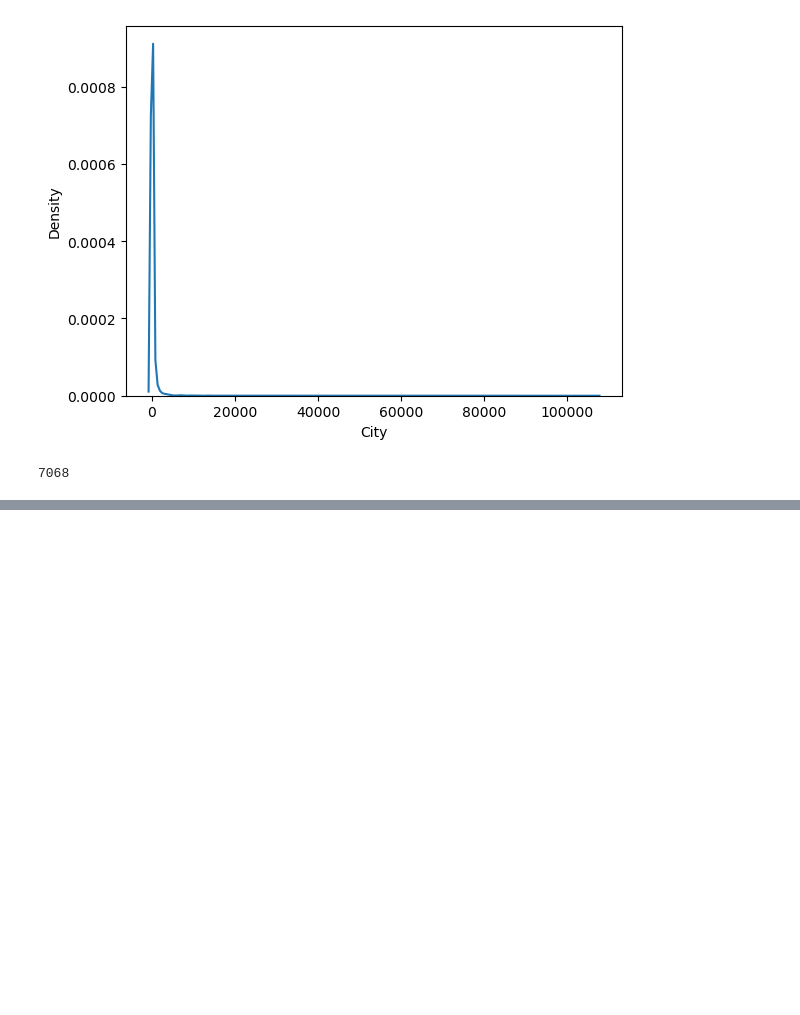
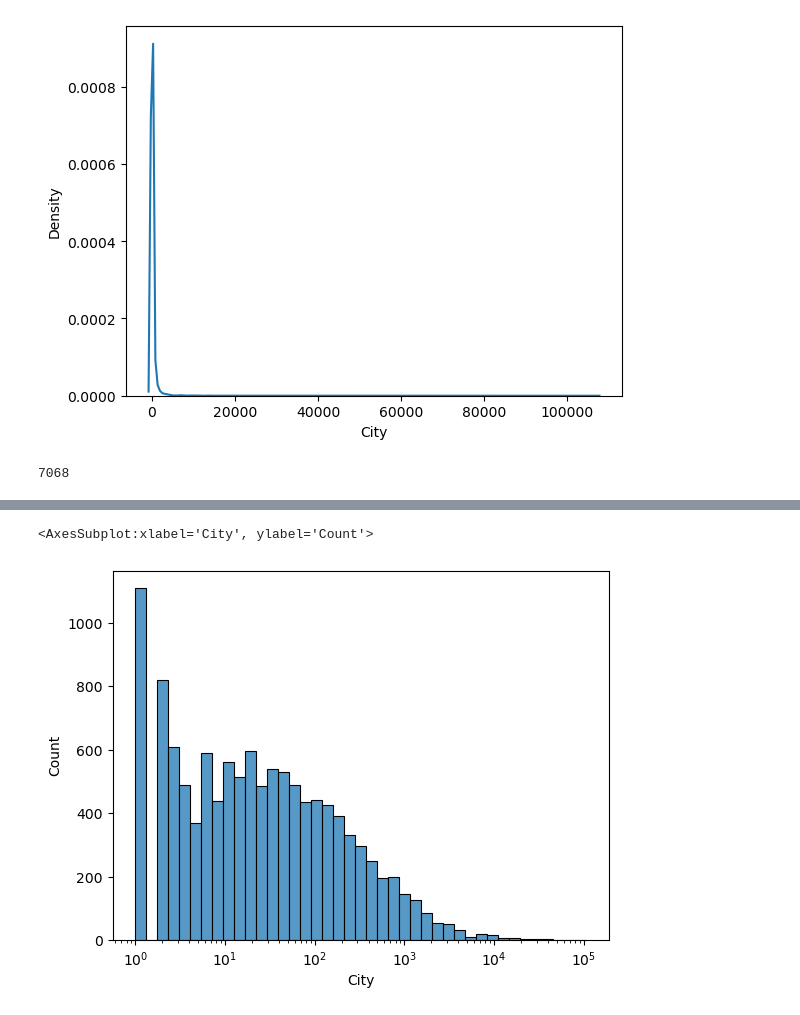
Before and after one commit to rajatmann/USA-Accident-Analysis, a Jupyter notebook: US Accidents Analysis.ipynb, the cells around one changed output, grey strips where cells are left out. Saved outputs shown, nothing was run; the diff lists cells and outputs as text; code cells hidden in the pictures; blank space fills up the shorter version.

```diff
--- a/US Accidents Analysis.ipynb
+++ b/US Accidents Analysis.ipynb
@@ -280,0 +280,5 @@ df['Sunrise_Sunset'].value_counts().plot(kind = 'bar', title = 'Day vs Night Acc
+# %%
+sns.histplot(Num_Accidents_city, log_scale= True)
+# %% [output]
+<AxesSubplot:xlabel='City', ylabel='Count'>
+[figure, added]
```
Also changed, not shown: parts of 35 cells of this notebook.
